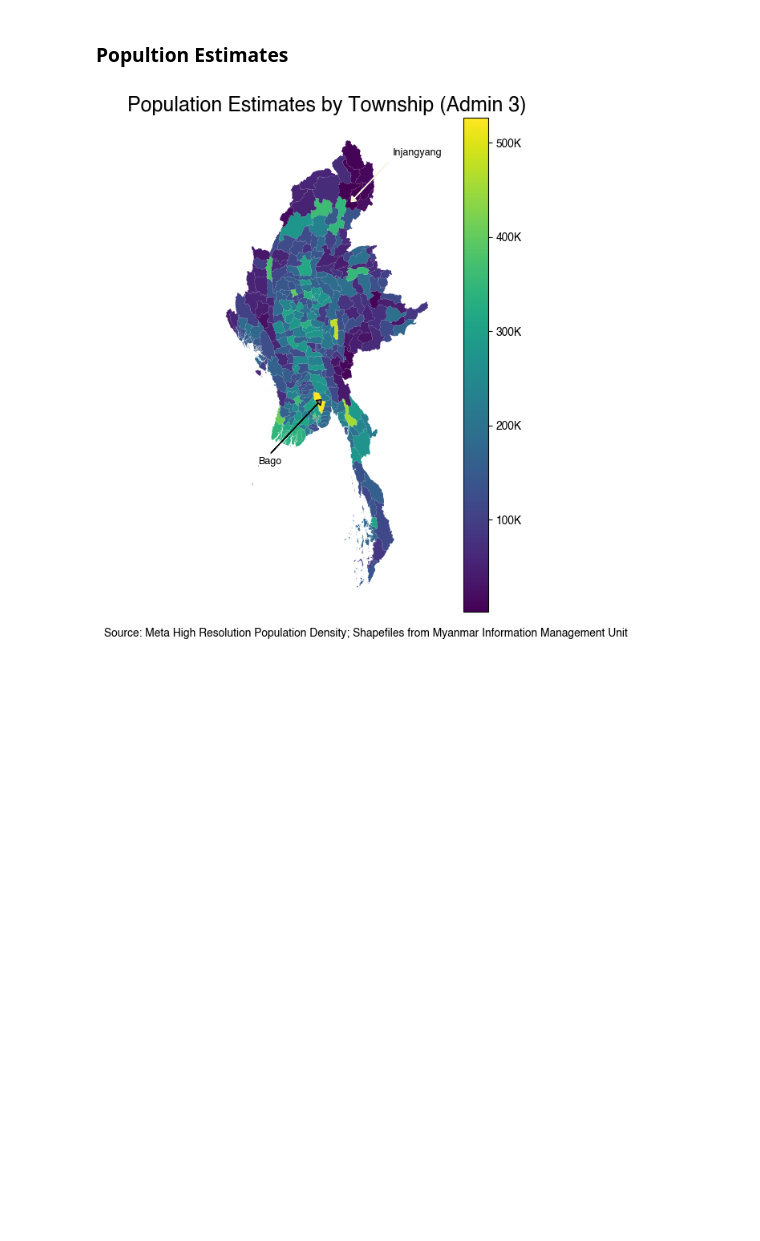
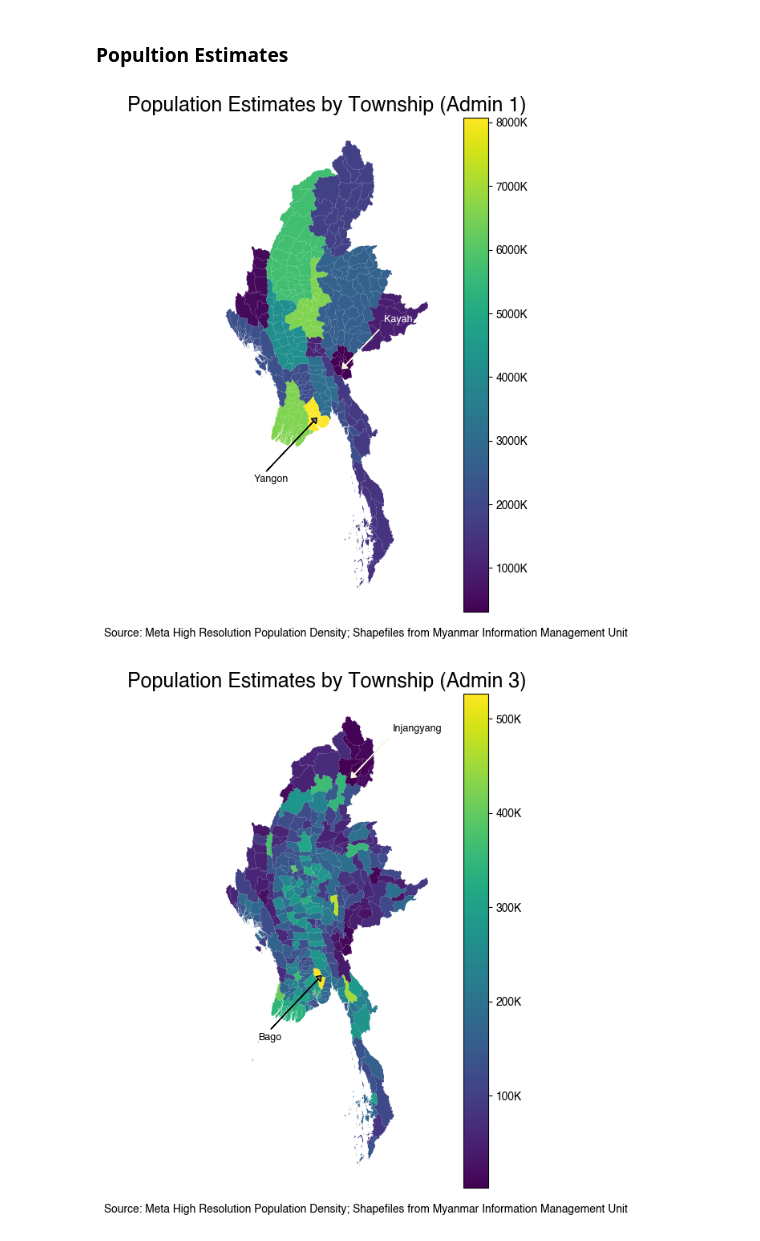
Before and after one commit to datapartnership/myanmar_economic_monitor, a Jupyter notebook: notebooks/relative-wealth/relative-wealth-index.ipynb, the cells around one changed output. Saved outputs shown, nothing was run; the diff lists cells and outputs as text; code cells hidden in the pictures; blank space fills up the shorter version.

Commit message:
Changing aggregation to admin 1 region

```diff
--- a/notebooks/relative-wealth/relative-wealth-index.ipynb
+++ b/notebooks/relative-wealth/relative-wealth-index.ipynb
@@ -59,6 +59,7 @@ The data extracted from Meta was then aggregated to different admin levels using
 ## Findings
 # %%
 MYANMAR = gpd.read_file('../../data/shapefiles/mmr_polbnda_adm3_250k_mimu/mmr_polbnda_adm3_250k_mimu.shp')
+MYANMAR_ADM1 = gpd.read_file('../../data/shapefiles/mmr_polbnda2_adm1_250k_mimu/mmr_polbnda2_adm1_250k_mimu.shp')
 # %%
 hrsl_men = pd.read_csv('../../data/population/Myanmar-demographics/MMR_men_2019-08-03.csv')
 hrsl_women = pd.read_csv('../../data/population/Myanmar-demographics/MMR_women_2019-08-03.csv')
@@ -83,8 +84,17 @@ def convert_to_gdf(df):
 hrsl = convert_to_gdf(hrsl)
 # %%
 MYANMAR.to_crs('EPSG:4326', inplace=True)
+MYANMAR_ADM1.to_crs('EPSG:4326', inplace=True)
 # %%
 hrsl_adm3 = MYANMAR.sjoin(hrsl)
+hrsl_adm1 = MYANMAR_ADM1.sjoin(hrsl)
+# %%
+hrsl_adm1 = hrsl_adm1.groupby(['ST', 'ST_PCODE']).sum( ['population_men', 'population_women', 'population_elderly',
+       'population_children', 'population']).reset_index()
+hrsl_adm1 = MYANMAR[['ST', 'ST_PCODE', 'geometry']].merge(hrsl_adm1[['ST', 'ST_PCODE', 'population_men',
+       'population_women', 'population_elderly', 'population_children','population']])
+
+hrsl_adm1 = gpd.GeoDataFrame(hrsl_adm1, crs="EPSG:4326", geometry='geometry')
 # %%
 hrsl_adm3 = hrsl_adm3.groupby(['ST', 'ST_PCODE', 'DT', 'DT_PCODE', 'TS', 'TS_PCODE']).sum( ['population_men', 'population_women', 'population_elderly',
        'population_children', 'population']).reset_index()
@@ -97,5 +109,45 @@ hrsl_adm3.to_file('../../data/population/myanmar_adm3_hrsl.shp', format = 'ESRI
 # %% [markdown]
 ### Popultion Estimates
+# %%
+from matplotlib.ticker import FixedLocator
+
+fig, ax = plt.subplots(figsize=(8,8))
+plt.axis('off')
+hrsl_adm1.plot(column = 'population', legend = True, ax=ax)
+ax.set_title('Population Estimates by Township (Admin 1)', fontsize=18, x=0.5,y=1)
+
+highest_centroid = hrsl_adm1.sort_values(by='population', ascending = False).iloc[0]['geometry'].centroid
+
+plt.arrow(highest_centroid.x -2.15, highest_centroid.y-2.15, 2.1, 2.1, head_width=0.3, head_length=0.2, fc='grey', ec='black')
+
+text_dx = 2.7  # Adjust for text placement
+text_dy = 2.7  # Adjust for text placement
+ax.text(highest_centroid.x - text_dx, highest_centroid.y - text_dy, hrsl_adm1.sort_values(by='population', ascending = False).iloc[0]['ST'], fontsize=9, ha='left', va='bottom')
+
+lowest_centroid = hrsl_adm1.sort_values(by='population').iloc[0]['geometry'].centroid
+
+plt.arrow(lowest_centroid.x +1.5, lowest_centroid.y+1.5, -1.5, -1.5, head_width=0.3, head_length=0.2, fc='beige', ec='beige')
+
+text_dx = 1.7  # Adjust for text placement
+text_dy = 1.7  # Adjust for text placement
+ax.text(lowest_centroid.x + text_dx, lowest_centroid.y + text_dy, hrsl_adm1.sort_values(by='population').iloc[0]['ST'], fontsize=9, ha='left', va='bottom', c='white')
+
+fig = ax.figure
+cbar = fig.axes[1]  # This assumes the colorbar is the second axes object
+
+ticks = cbar.get_yticks()  # Get the current tick locations
+
+# Now, create custom tick labels, assuming you want to scale them for 'per 1000' units
+tick_labels = [f"{tick/1000:.0f}K" for tick in ticks]
+
+# Use FixedLocator to set the tick locations along with the new labels
+cbar.yaxis.set_major_locator(FixedLocator(ticks))
+cbar.set_yticklabels(tick_labels)
+
+subtitle_text = "Source: Meta High Resolution Population Density; Shapefiles from Myanmar Information Management Unit"
+ax.text(-0.5, -0.05, subtitle_text, transform=ax.transAxes, fontsize=10, ha='left');
+# %% [output]
+[figure, added]
 # %%
 from matplotlib.ticker import FixedLocator
 
```
Also changed, not shown: parts of 7 cells of this notebook.
